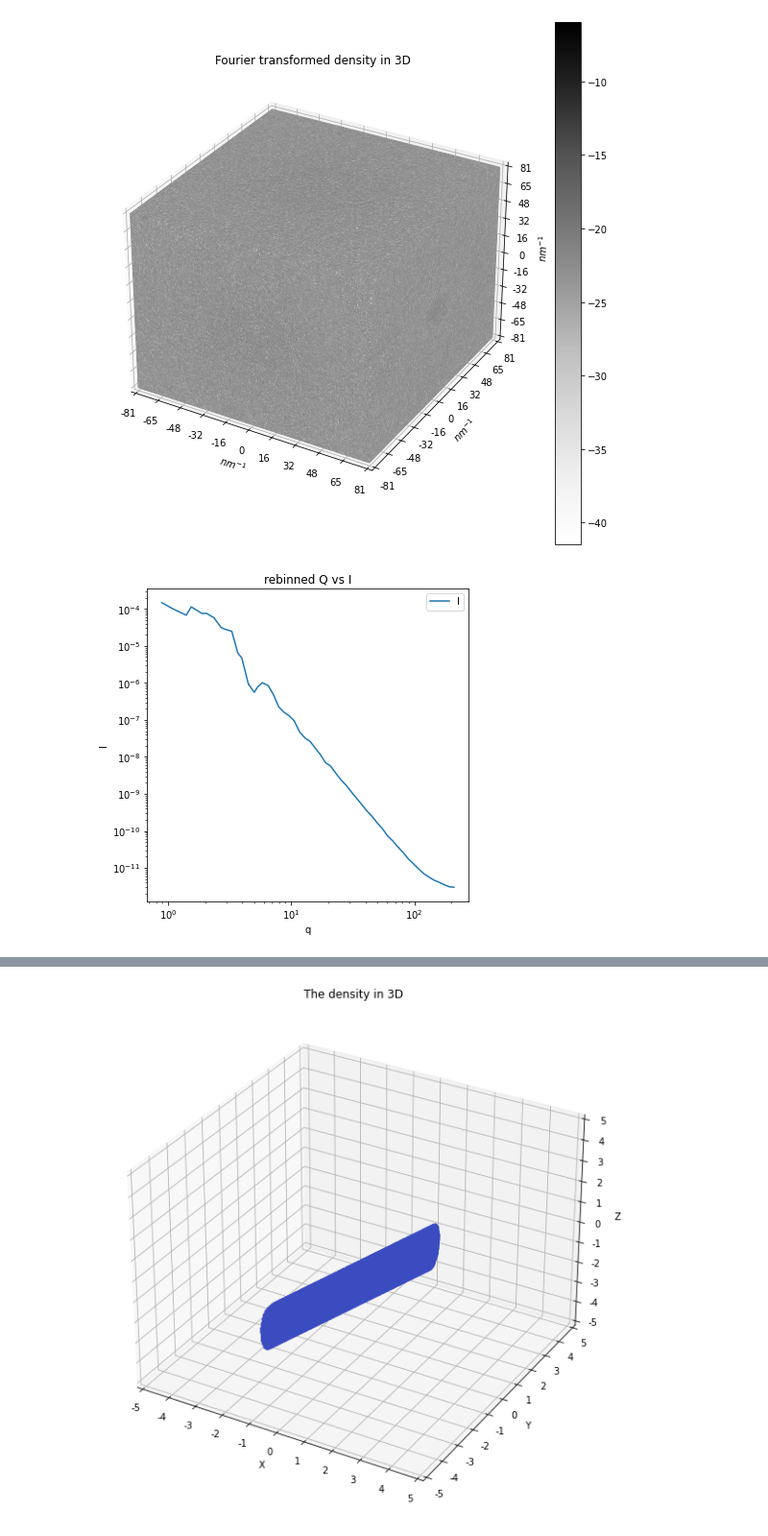
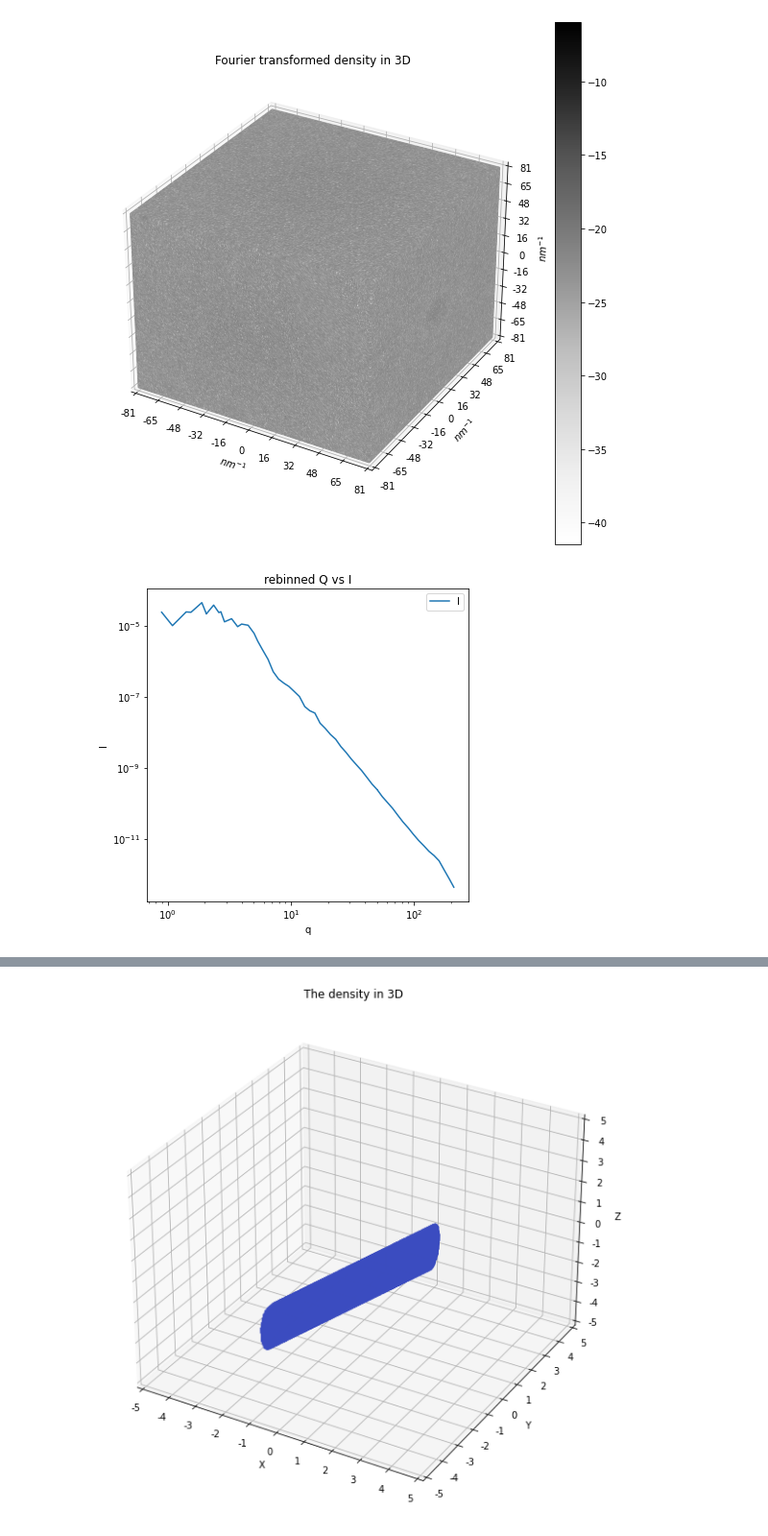
Before and after one commit to sofyalaski/SAXS-simulations, a Jupyter notebook: creating_forms.ipynb, the cells around one changed output, grey strips where cells are left out. Shown at 96% size. Drawn from its saved outputs; the diff is of its cells as text; code cells hidden in the pictures.

```diff
--- a/creating_forms.ipynb
+++ b/creating_forms.ipynb
@@ -55,10 +52,10 @@ import torch
 # %% [output]
 [figure]
 # %%
-#simulation.reBin(200, slice = 'center')
-#simulation.drop_first_bin()
+simulation.reBin(200, slice = 'center')
+simulation.drop_first_bin()
 plot_Q_vs_I(simulation.binned_slice)
 # %% [output]
-[figure, old version]
+[figure, new version]
 # %%
 simulation.init_sas_model()
```
Also changed, not shown: parts of 37 cells of this notebook, 12 other files.
